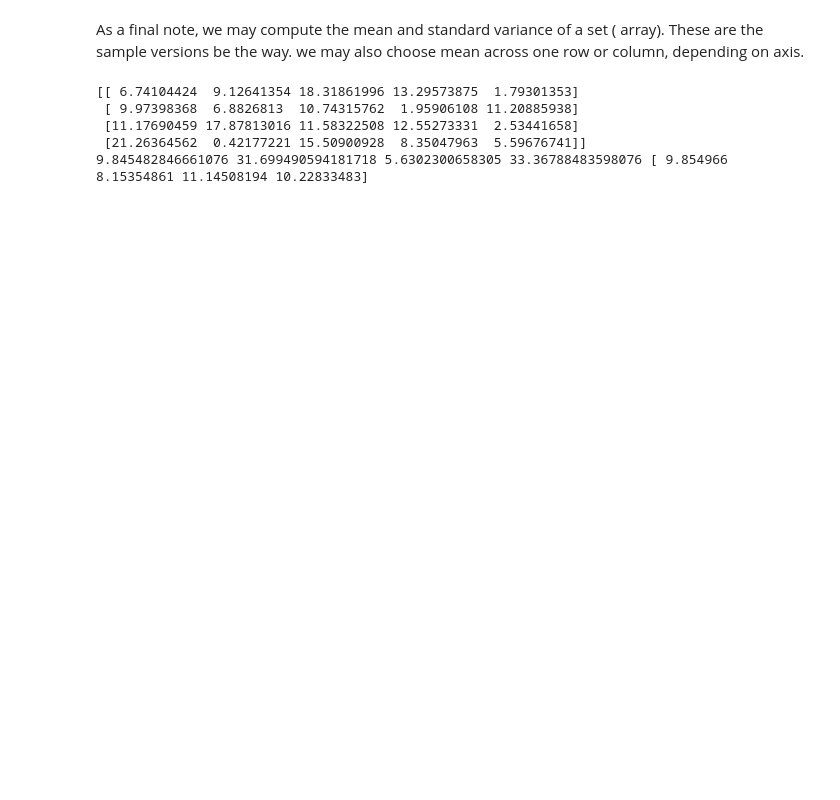
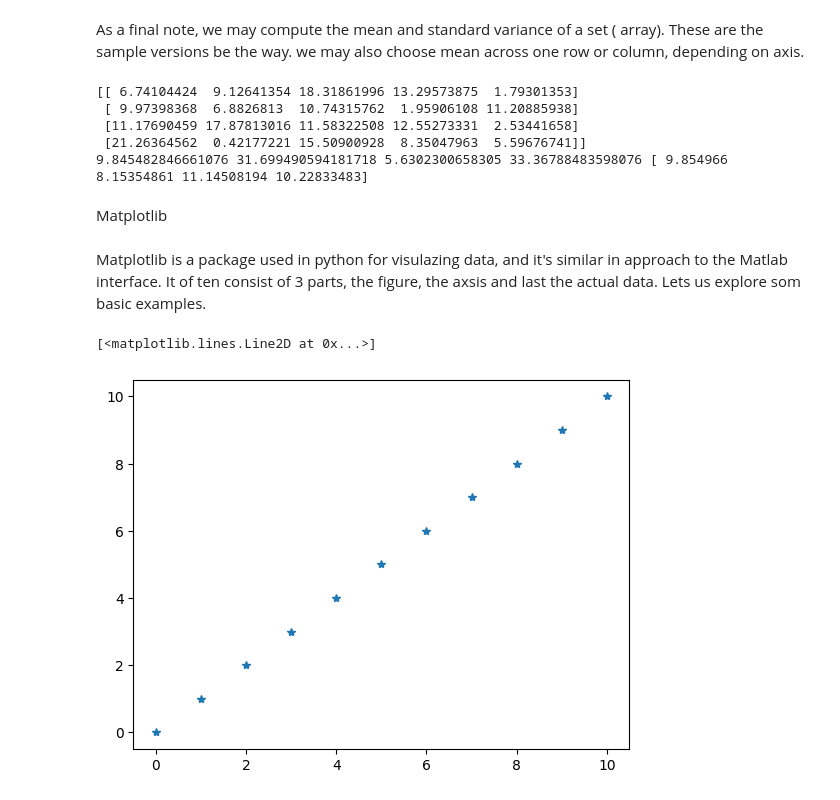
Before and after one commit to Abdi-coder1/Summer-project, a Jupyter notebook: ISPL-labs/lab_2.3.ipynb, the cells around one changed output. Cells and saved outputs as stored; diff of their text form; code cells hidden in the pictures; blank space fills up the shorter version.

```diff
--- a/ISPL-labs/lab_2.3.ipynb
+++ b/ISPL-labs/lab_2.3.ipynb
@@ -355,3 +373,7 @@ print(avg,var,std,np.var(A,ddof=1),avg_col)
  [11.17690459 17.87813016 11.58322508 12.55273331  2.53441658]
  [21.26364562  0.42177221 15.50900928  8.35047963  5.59676741]]
 9.845482846661076 31.699490594181718 5.6302300658305 33.36788483598076 [ 9.854966    8.15354861 11.14508194 10.22833483]
+# %% [markdown]
+Matplotlib
+# %% [markdown]
+Matplotlib is a package used in python for visulazing data, and it's similar in approach to the Matlab interface. It of ten consist of 3 parts, the figure, the axsis and last the actual data. Lets us explore som basic examples.
@@ -357,0 +384,9 @@ print(avg,var,std,np.var(A,ddof=1),avg_col)
+# %%
+# Fist we generate some basic data
+X = [i for i in range(0,11)]
+Y = [i for i in range(0,11)]
+
+plt.plot(X,Y,'*')
+# %% [output]
+[<matplotlib.lines.Line2D at 0x...>]
+[figure, added]
```
Also changed, not shown: parts of 20 cells of this notebook, 2 other files.
